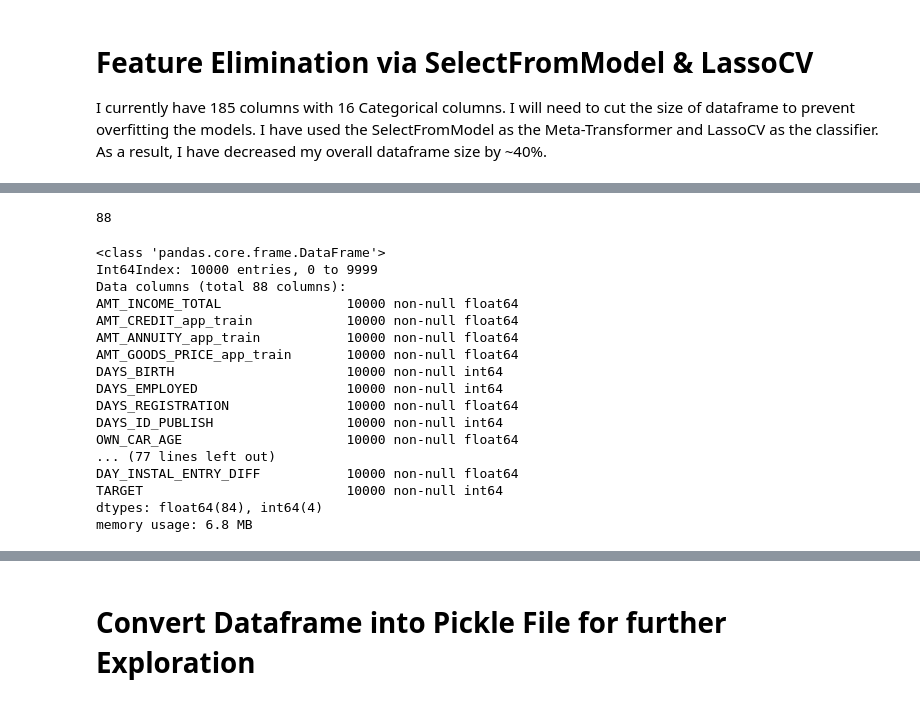
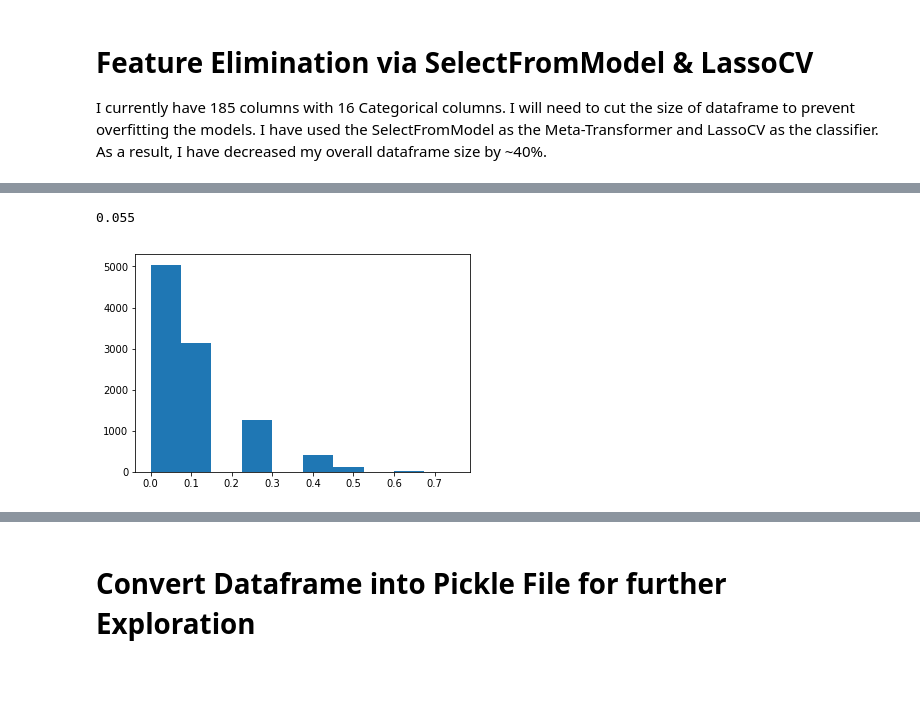
Before and after one commit to nervster/CapstoneProject1, a Jupyter notebook: Capstone1_Home_Credit_Group.ipynb, the cells around one changed output, grey strips where cells are left out. Drawn from its saved outputs; the diff is of its cells as text; code cells hidden in the pictures; blank space fills up the shorter version.

```diff
--- a/Capstone1_Home_Credit_Group.ipynb
+++ b/Capstone1_Home_Credit_Group.ipynb
@@ -204,0 +412,4 @@ None
+# %%
+df = df[nonmissingvallist]
+df = df.replace(np.nan,0.0)
+len(df.describe().columns)
@@ -211,12 +424,11 @@ import matplotlib.pyplot as plt
 from sklearn.feature_selection import RFE, SelectFromModel
 from sklearn.linear_model import LassoCV
 
+#Set index to SK_ID_CURR
+df_ind = df.set_index('SK_ID_CURR')
+df_dumb = pd.get_dummies(df_ind.select_dtypes('object'),dummy_na=True)
+df_concat_dumb = pd.concat([df_ind.select_dtypes(exclude=['object']),df_dumb],axis=1)
 
-df_dumb = pd.get_dummies(df.select_dtypes('object'),dummy_na=True)
-df_concat_dumb = pd.concat([df.select_dtypes(exclude=['object']),df_dumb],axis=1)
-
-#Go to null value used is 365423, so I decided to use it across the df
-df_concat_dumb.fillna(value=365423,inplace=True)
 df_concat_dumb.info()
 # %% [output]
 <class 'pandas.core.frame.DataFrame'>
@@ -231 +453,7 @@ y = df_concat_dumb.TARGET
+# %%
+from sklearn.ensemble import RandomForestClassifier
+from sklearn import metrics
+from sklearn.model_selection import train_test_split
+
+x_train,x_test,y_train,y_test = train_test_split(df_test,y,test_size=.2)
 # %%
@@ -240,0 +467,19 @@ len(passed_feature_test)
+# %%
+scores= []
+#Train Classifier: Random Forest
+clf = RandomForestClassifier(n_estimators=8)
+
+#Fit classifier to Train data set
+clf.fit(x_train,y_train)
+
+#Predict Proba
+
+y_predict_test = clf.predict_proba(x_test)
+
+#auc score
+#auc_test = metrics.roc_auc_score(y_test, y_predict_test)
+#score.append(auc_test)
+#print(score)
+
+#scores(y_test,y_predict_test)
+print(y_predict_test)
@@ -241,27 +494,14 @@ len(passed_feature_test)
 # %%
-passed_feature_test.append('TARGET')
+#passed_feature_test.append('TARGET')
+#passed_feature_test.append('AMT_INCOME_TOTAL')
 
-df_feateliminated = df_concat_dumb[passed_feature_test]
-len(passed_feature_test)
+#df_feateliminated = df_concat_dumb[passed_feature_test]
+#len(passed_feature_test)
-# %% [output]
-88
-# %%
-df_feateliminated.info()
-# %% [output]
-<class 'pandas.core.frame.DataFrame'>
-Int64Index: 10000 entries, 0 to 9999
-Data columns (total 88 columns):
-AMT_INCOME_TOTAL                10000 non-null float64
-AMT_CREDIT_app_train            10000 non-null float64
-AMT_ANNUITY_app_train           10000 non-null float64
-AMT_GOODS_PRICE_app_train       10000 non-null float64
-DAYS_BIRTH                      10000 non-null int64
-DAYS_EMPLOYED                   10000 non-null int64
-DAYS_REGISTRATION               10000 non-null float64
-DAYS_ID_PUBLISH                 10000 non-null int64
-OWN_CAR_AGE                     10000 non-null float64
-... (77 lines left out)
-DAY_INSTAL_ENTRY_DIFF           10000 non-null float64
-TARGET                          10000 non-null int64
-dtypes: float64(84), int64(4)
-memory usage: 6.8 MB
+# %%
+print(len(y_predict_test[:,1][y_predict_test[:,1]>.25])/len(y_predict_test))
+
+plt.hist(y_predict_test[:,1])
+plt.show()
+# %% [output]
+0.055
+[figure, added]
```
Also changed, not shown: parts of 54 cells of this notebook.
